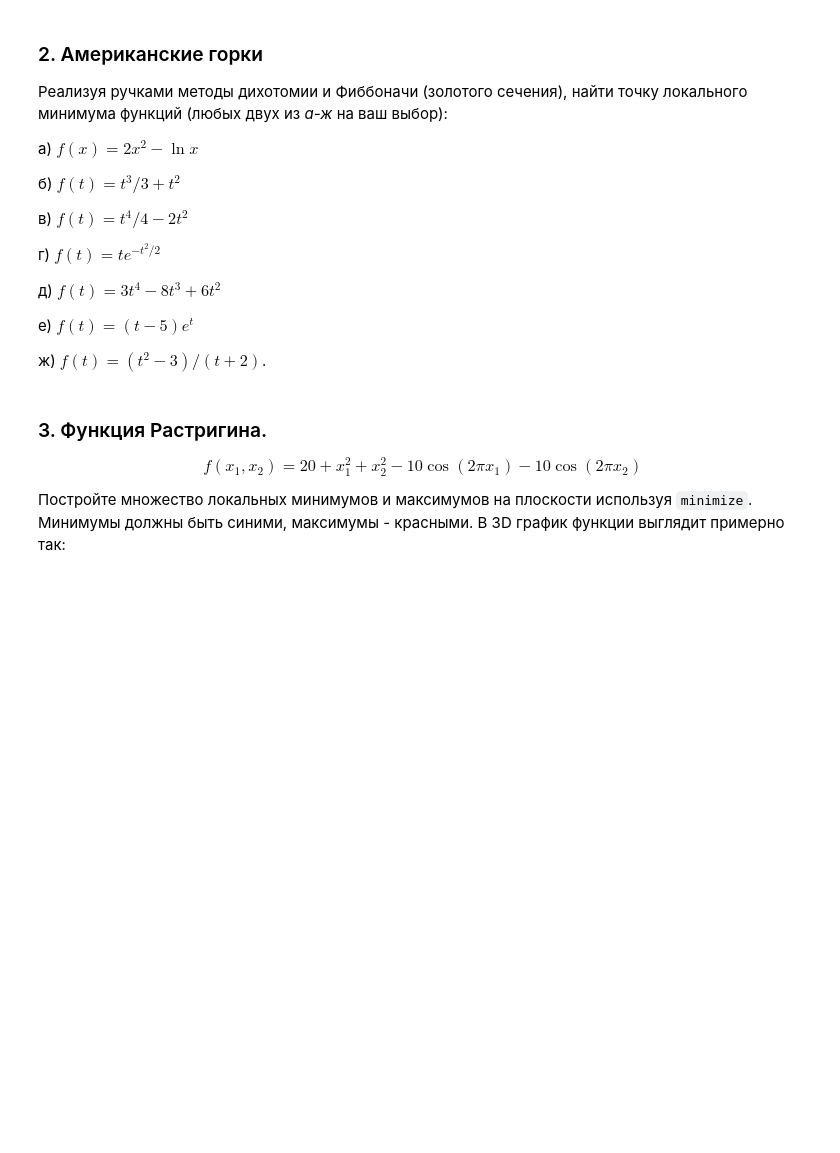
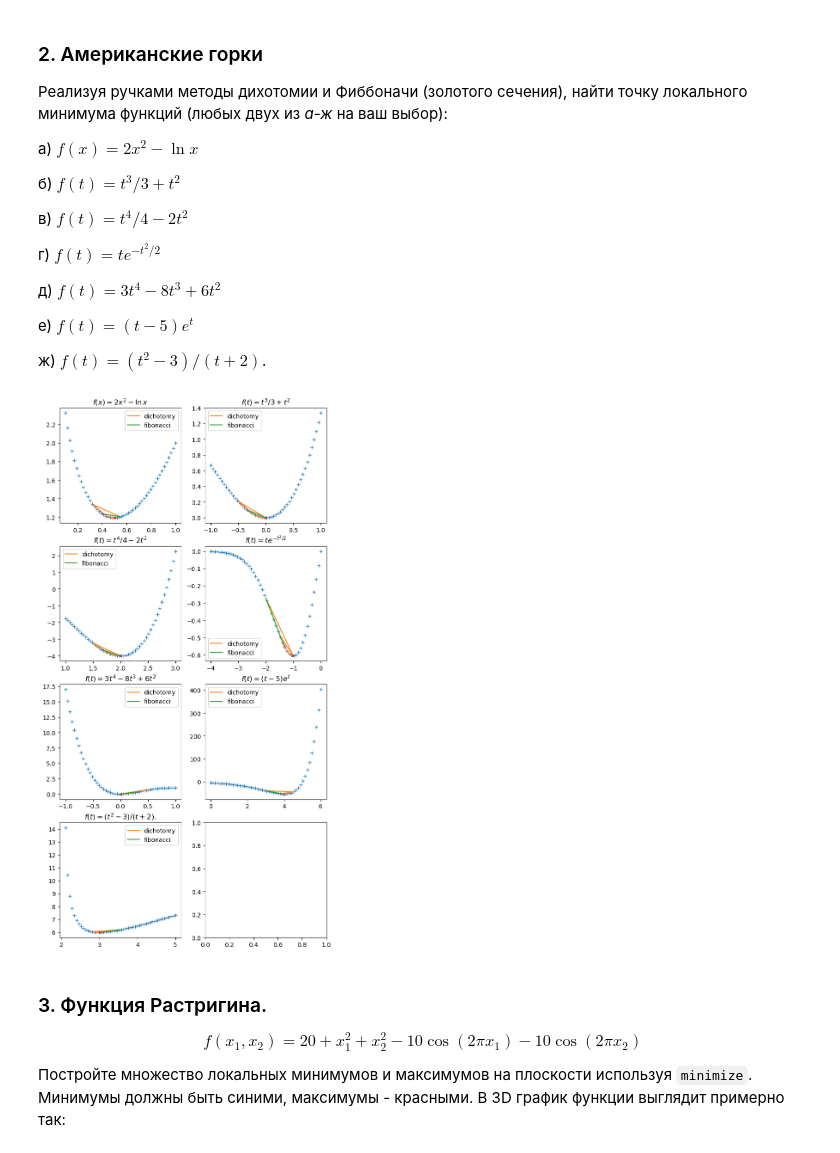
Before and after one commit to pinbraerts/vychmaty, a Jupyter notebook: week7.ipynb, the cells around one changed output. Cells and saved outputs as stored; diff of their text form; code cells hidden in the pictures; blank space fills up the shorter version.

```diff
--- a/week7.ipynb
+++ b/week7.ipynb
@@ -656,3 +196,22 @@ a) $f(x)=2 x^2-\ln x$
 e) $f(t)=(t-5) e^t$
 
 ж) $f(t)=\left(t^2-3\right) /(t+2)$.
+# %%
+def dichotomy(f, a = 0, b = 1, e = 0.01, n = 100, steps = None):
+    if steps is not None and steps:
+        steps = []
+    for _ in range(n):
+        c = (a + b) / 2
+        fl = f(c - e)
+        fr = f(c + e)
+        if fl < fr:
+            b = c
+        else:
+            a = c
+        if steps is not None:
+            steps.append(c)
+        if b - a < e:
+            break
+    if steps is not None:
+        return steps
+    return (a + b) / 2
@@ -659,3 +248,33 @@ e) $f(t)=(t-5) e^t$
+# %%
+import numpy as np
+import matplotlib.pyplot as plt
+
+fff = {
+    r'$f(x)=2 x^2-\ln x$': (lambda x: 2 * x * x - np.log(x), 0.1, 1),
+    r'$f(t)=t^3 / 3+t^2$': (lambda x: x ** 3 / 3 + x * x, -1, 1),
+    r'$f(t)=t^4 / 4-2 t^2$': (lambda x: x ** 4 / 4 - 2 * x * x, 1, 3),
+    r'$f(t)=t e^{-t^2 / 2}$': (lambda x: x * np.exp(-x * x / 2), -4, 0),
+    r'$f(t)=3 t^4-8 t^3+6 t^2$': (lambda x: 3 * x ** 4 - 8 * x ** 3 + 6 * x * x, -1, 1),
+    r'$f(t)=(t-5) e^t$': (lambda x: (x - 5) * np.exp(x), 0, 6),
+    r'$f(t)=\left(t^2-3\right) /(t+2)$.': (lambda x: (x * x - 3) / (x - 2), 2.1, 5)
+}
+
+w = 2
+fig, axs = plt.subplots((len(fff) + w - 1) // w, w, figsize=(8, 16))
+for i, (name, (f, a, b)) in enumerate(fff.items()):
+    x = np.linspace(a, b)
+    ax = axs[i // w][i % w]
+    ax.plot(x, f(x), '+')
+    ax.set_title(name)
+    dic = dichotomy(f, a, b, steps=True)
+    fib = fibonacci(f, a, b, steps=True, n = 4)
+    ax.plot(dic, list(f(s) for s in dic), label='dichotomy')
+    ax.plot(fib, list(f(s) for s in fib), label='fibonacci')
+    ax.plot(dic[-1], f(dic[-1]), '.')
+    ax.plot(fib[-1], f(fib[-1]), '.')
+    ax.legend()
+# %% [output]
+[figure, added]
 # %% [markdown]
 ### 3. Функция Растригина.
 
```
Also changed, not shown: parts of 31 cells of this notebook.
